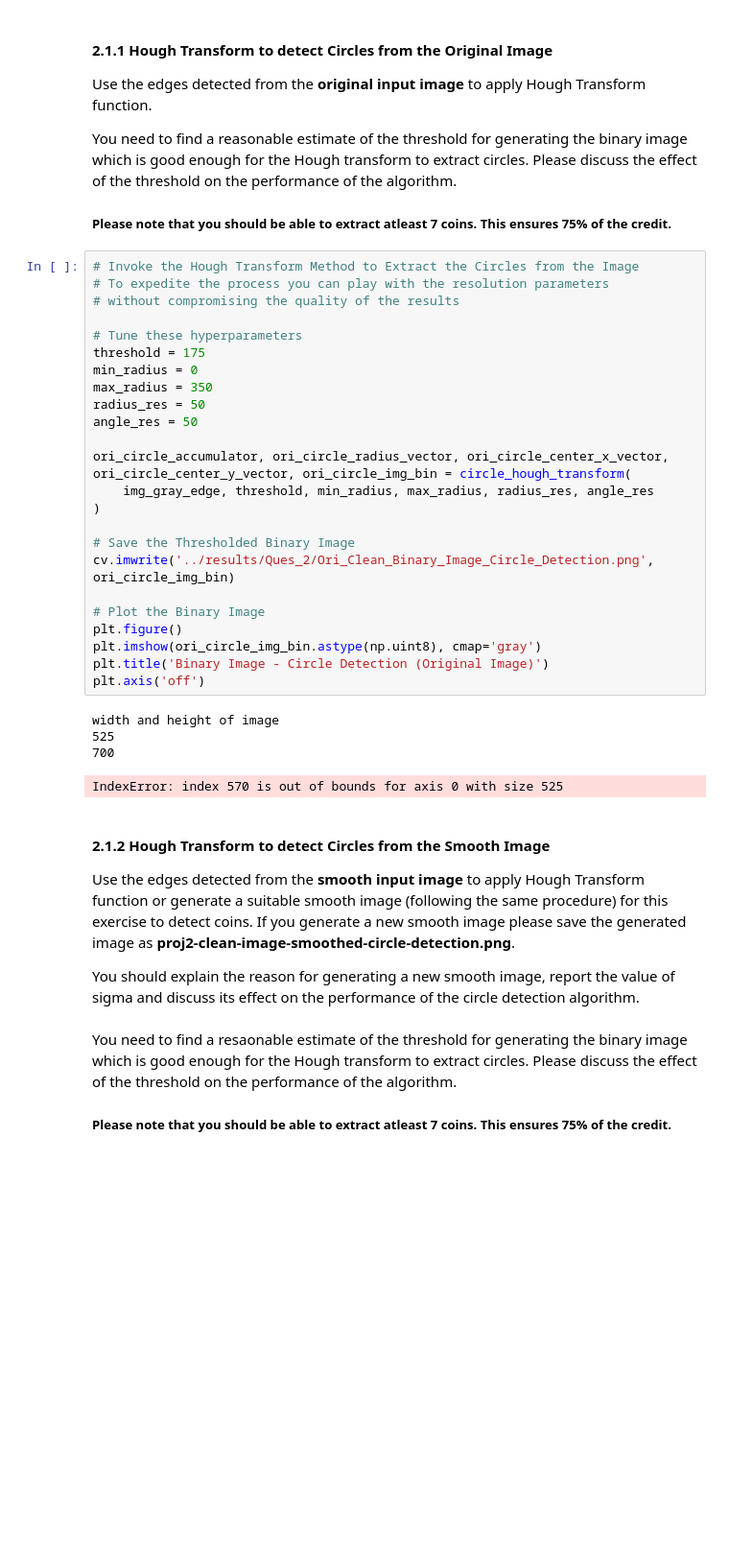
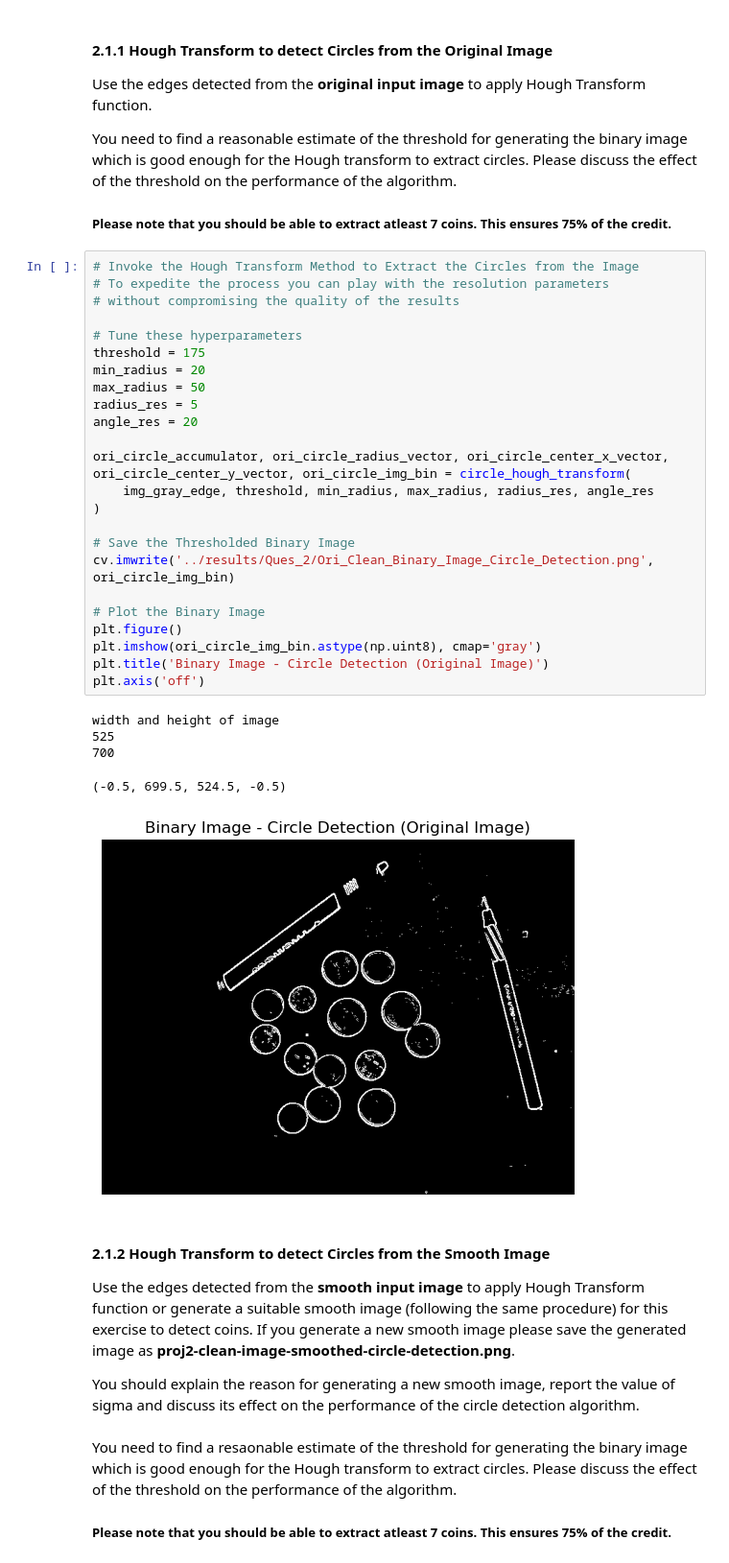
Before and after one commit to JaredMiller9922/CS-6320, a Jupyter notebook: proj2_6320/proj2_code/Project_2_CS6320.ipynb, the cells around one changed output. Shown at 96% size. Saved outputs shown, nothing was run; the diff lists cells and outputs as text; blank space fills up the shorter version.

```diff
--- a/proj2_6320/proj2_code/Project_2_CS6320.ipynb
+++ b/proj2_6320/proj2_code/Project_2_CS6320.ipynb
@@ -712,32 +707,33 @@ You need to find a reasonable estimate of the threshold for generating the binar
 # %%
 # Invoke the Hough Transform Method to Extract the Circles from the Image
 # To expedite the process you can play with the resolution parameters
 # without compromising the quality of the results
 
 # Tune these hyperparameters
 threshold = 175
-min_radius = 0
-max_radius = 350
-radius_res = 50
-angle_res = 50
+min_radius = 20
+max_radius = 50
+radius_res = 5
+angle_res = 20
 
 ori_circle_accumulator, ori_circle_radius_vector, ori_circle_center_x_vector, ori_circle_center_y_vector, ori_circle_img_bin = circle_hough_transform(
     img_gray_edge, threshold, min_radius, max_radius, radius_res, angle_res
 )
 
 # Save the Thresholded Binary Image
 cv.imwrite('../results/Ques_2/Ori_Clean_Binary_Image_Circle_Detection.png', ori_circle_img_bin)
 
 # Plot the Binary Image
 plt.figure()
 plt.imshow(ori_circle_img_bin.astype(np.uint8), cmap='gray')
 plt.title('Binary Image - Circle Detection (Original Image)')
 plt.axis('off')
 # %% [output]
 width and height of image
 525
 700
-IndexError: index 570 is out of bounds for axis 0 with size 525
+(-0.5, 699.5, 524.5, -0.5)
+[figure, added]
 # %% [markdown]
 #### 2.1.2 Hough Transform to detect Circles from the Smooth Image
 
```
Also changed, not shown: parts of 8 cells of this notebook, 2 other files.
